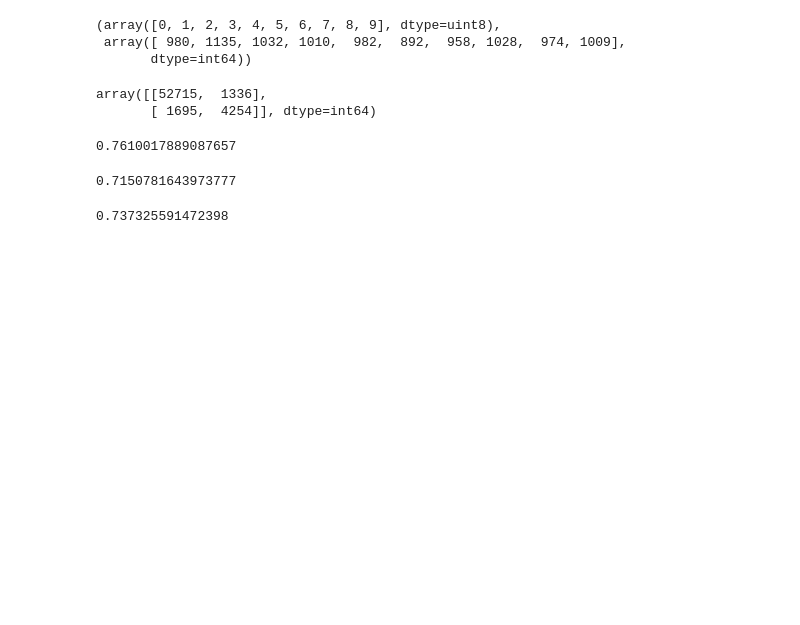
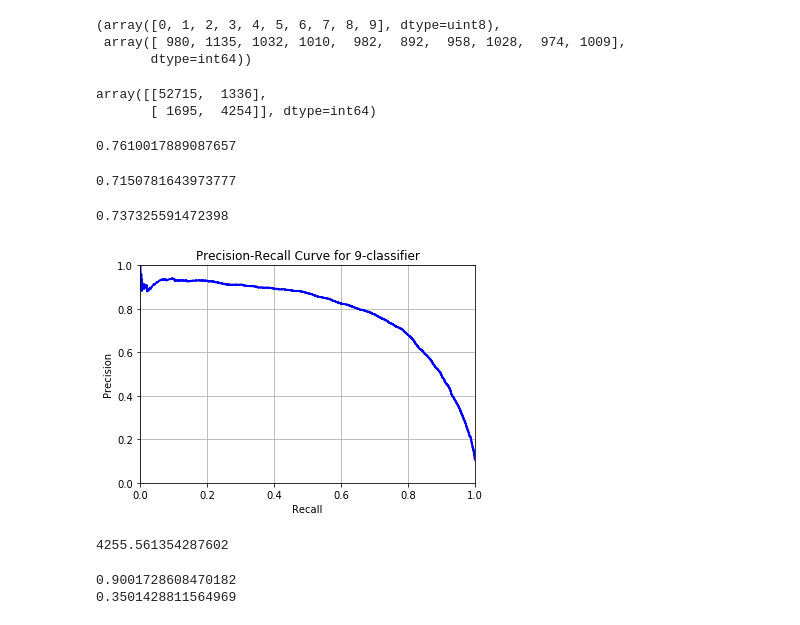
Before and after one commit to Maximus125/FInd9, a Jupyter notebook: Find_9.ipynb, the cells around one changed output. Saved outputs shown, nothing was run; the diff lists cells and outputs as text; code cells hidden in the pictures; blank space fills up the shorter version.

Commit message:
Added P-R Curve and ROC Curve

```diff
--- a/Find_9.ipynb
+++ b/Find_9.ipynb
@@ -144,3 +144,39 @@ from sklearn.metrics import f1_score
 f1_score(y_train_9, y_train_pred)
 # %% [output]
 0.737325591472398
+# %%
+y_scores = cross_val_predict(sgd, X_train, y_train_9, cv=3, method='decision_function')
+# %%
+from sklearn.metrics import precision_recall_curve
+precisions, recall, thresholds = precision_recall_curve(y_train_9, y_scores)
+# %%
+#PR curve
+plt.plot(recall, precisions, 'b-', linewidth=2)
+plt.title('Precision-Recall Curve for 9-classifier')
+plt.xlabel('Recall')
+plt.ylabel('Precision')
+plt.axis([0,1,0,1])
+plt.grid(True)
+# %% [output]
+[figure, added]
+# %%
+#Now from P-R curve we see at around 75-80% recall, there is a sharp decrease in the precision
+#Hence for good precision-recall tradeoff, we select a recall before that drop, ie. at 60% recall
+
+#But if we want a 90% precision, we have to vary the threshold
+#To find the perfect threshold:
+
+threshold_90_precision = thresholds[np.argmax(precisions >= 0.9)]
+print(threshold_90_precision)
+# %% [output]
+4255.561354287602
+# %%
+#At a threshold of around 4256 we get a 90% precision. Lets check
+
+y_train_pred_90 = (y_scores >= threshold_90_precision)
+
+print(precision_score(y_train_9, y_train_pred_90))
+print(recall_score(y_train_9, y_train_pred_90))
+# %% [output]
+0.9001728608470182
+0.3501428811564969
```
Also changed, not shown: parts of 4 cells of this notebook.
